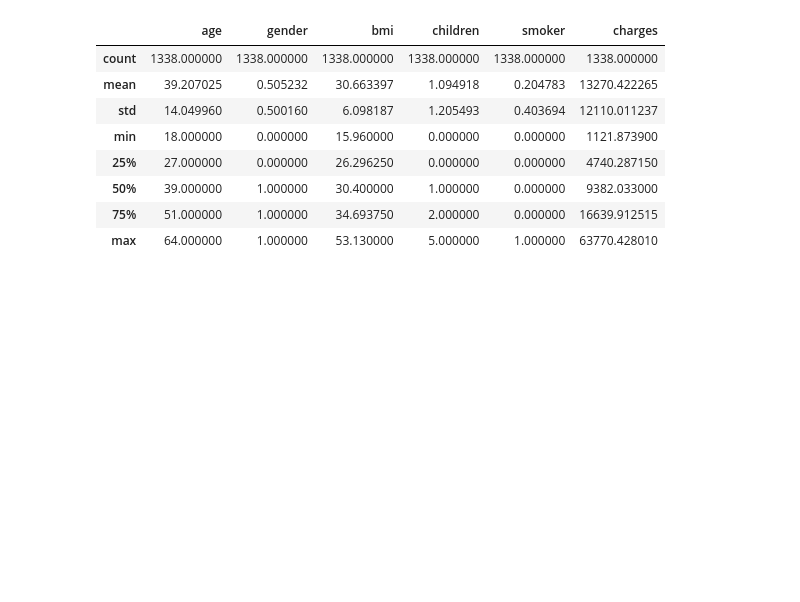
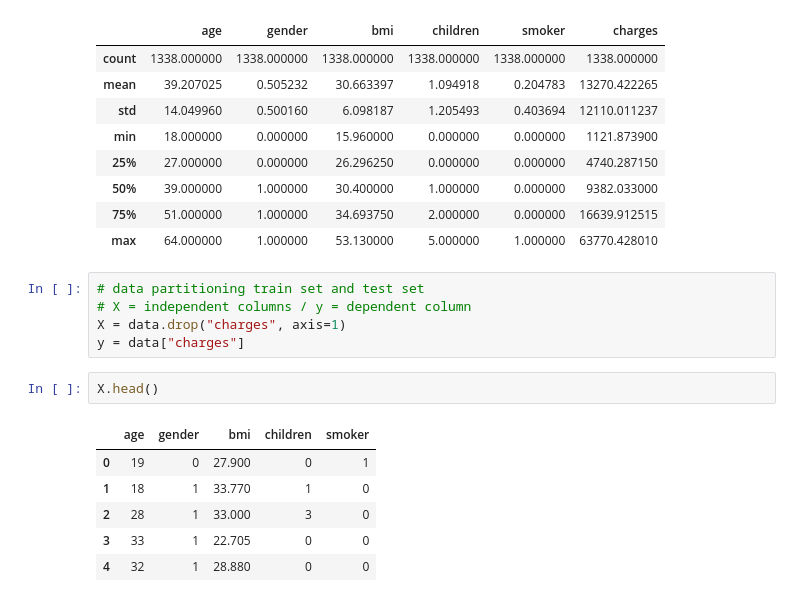
Before and after one commit to ChristheIm/Machine-Learning-Algorithms, a Jupyter notebook: Linear Regression/Linear Regression.ipynb, the cells around one changed output. Drawn from its saved outputs; the diff is of its cells as text; blank space fills up the shorter version.

```diff
--- a/Linear Regression/Linear Regression.ipynb
+++ b/Linear Regression/Linear Regression.ipynb
@@ -44,3 +49,17 @@ data.describe()
 | 50% | 39.000000 | 1.000000 | 30.400000 | 1.000000 | 0.000000 | 9382.033000 |
 | 75% | 51.000000 | 1.000000 | 34.693750 | 2.000000 | 0.000000 | 16639.912515 |
 | max | 64.000000 | 1.000000 | 53.130000 | 5.000000 | 1.000000 | 63770.428010 |
+# %%
+# data partitioning train set and test set
+# X = independent columns / y = dependent column
+X = data.drop("charges", axis=1)
+y = data["charges"]
+# %%
+X.head()
+# %% [output]
+|  | age | gender | bmi | children | smoker |
+| 0 | 19 | 0 | 27.900 | 0 | 1 |
+| 1 | 18 | 1 | 33.770 | 1 | 0 |
+| 2 | 28 | 1 | 33.000 | 3 | 0 |
+| 3 | 33 | 1 | 22.705 | 0 | 0 |
+| 4 | 32 | 1 | 28.880 | 0 | 0 |
```
Also changed, not shown: parts of 20 cells of this notebook.
